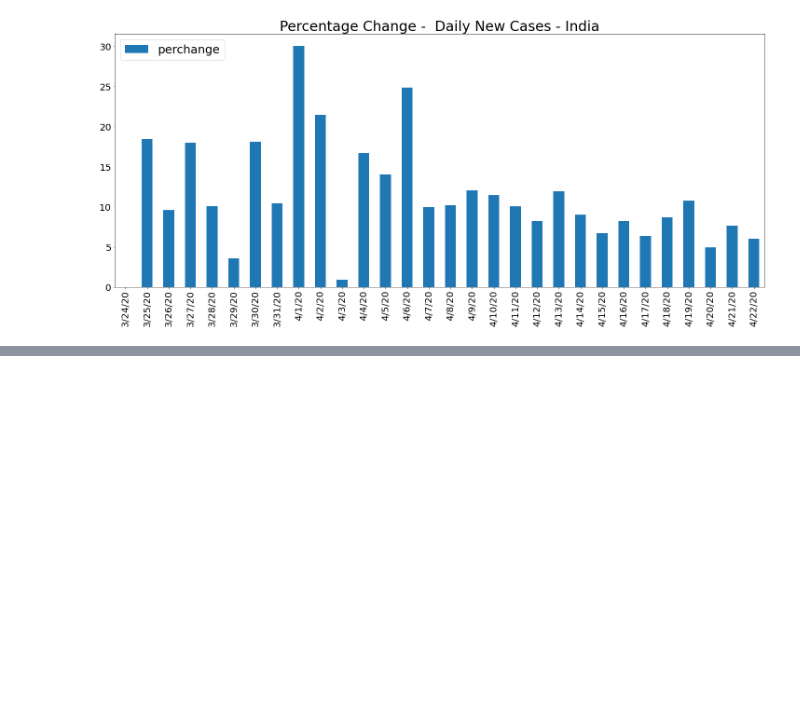
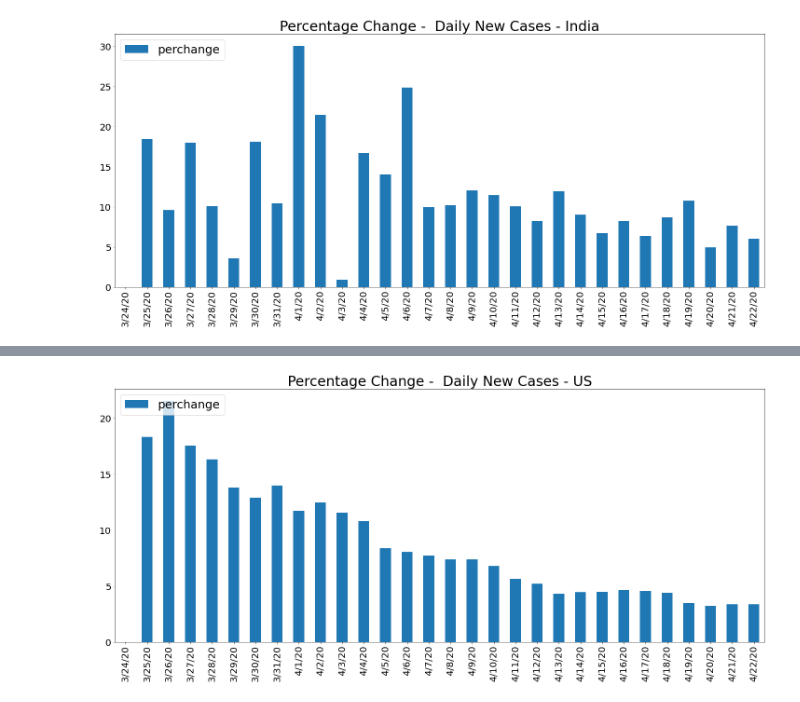
Before and after one commit to coolviki/corona_analysis, a Jupyter notebook: Corona_Analysis.ipynb, the cells around one changed output, grey strips where cells are left out. Cells and saved outputs as stored; diff of their text form; code cells hidden in the pictures; blank space fills up the shorter version.

```diff
--- a/Corona_Analysis.ipynb
+++ b/Corona_Analysis.ipynb
@@ -94,0 +97,4 @@ drawDeltaChartForVirus("India",True,30)
+# %%
+drawDeltaChartForVirus("US",True )
+# %% [output]
+[figure, added]
```
Also changed, not shown: parts of 4 cells of this notebook.
